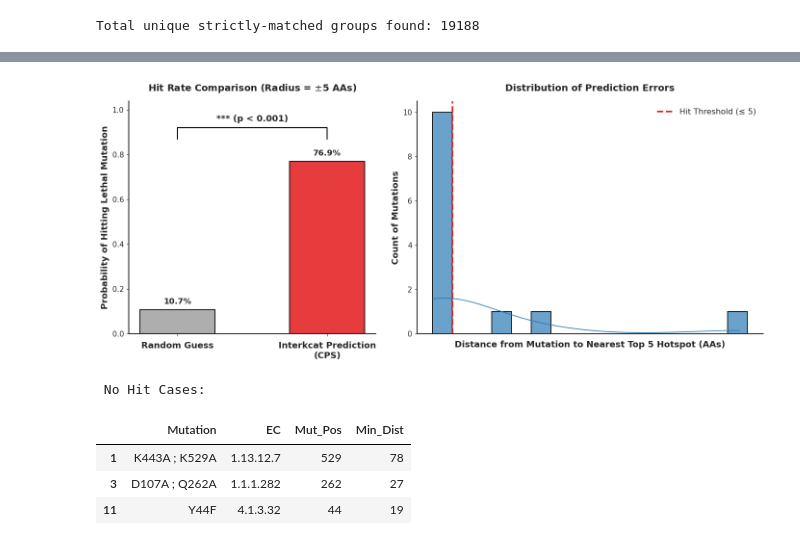
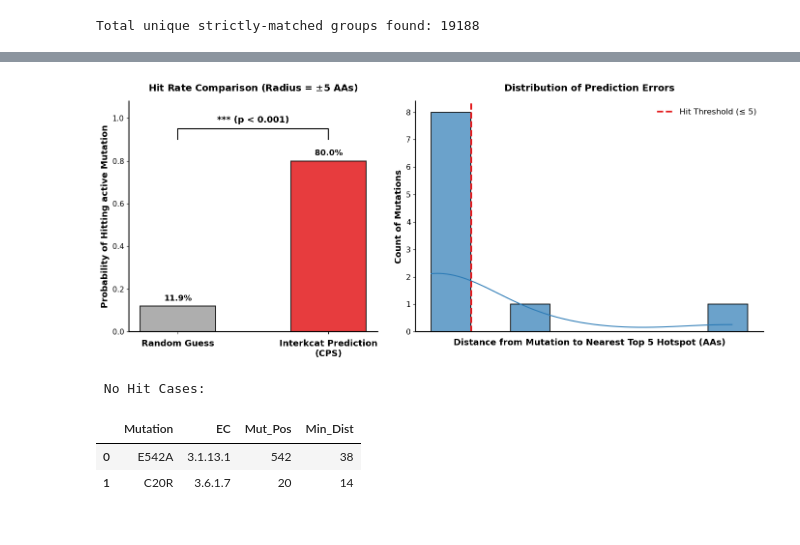
Before and after one commit to ZWR0/Interkcat, a Jupyter notebook: Codes/Model Explaination.ipynb, the cells around one changed output, grey strips where cells are left out. Saved outputs shown, nothing was run; the diff lists cells and outputs as text; code cells hidden in the pictures.

```diff
--- a/Codes/Model Explaination.ipynb
+++ b/Codes/Model Explaination.ipynb
@@ -230,7 +172,7 @@ plt.show()
 # %% [markdown]
 ### Model Interpretation: Attention Visualization for a Sample Protein-Molecule Pair
 # %%
-i = 100  # sample index
+i = 0  # sample index
 
 # === Protein Embedding Info ===
 prot_emb, prot_mask, prot_symbols = model.prot_emb([sequences[i]], return_symbols=True)
@@ -1058,9 +1002,13 @@ import matplotlib.pyplot as plt
 from matplotlib.patches import Patch
 from matplotlib.lines import Line2D
 from matplotlib.offsetbox import AnchoredText
+import torch
 
 # Load the dataset
 df_final = pd.read_csv('Mutant-info.csv')
+# df_final = df_final.sort_values(by='Delta_log_kcat', ascending=True).reset_index(drop=True) # Negative Mutations
+df_final = df_final.sort_values(by='Delta_log_kcat', ascending=False).reset_index(drop=True) # Positive Mutations
+df_final = df_final[df_final['Mutation_Count'] <= 1]
 
 for i in range(10):
     seq = df_final['Sequence'].iloc[i]
@@ -1069,7 +1017,6 @@ for i in range(10):
     mutation_pos = [int(pos) for pos in re.findall(r'\d+', df_final['Mutation_Info'].iloc[i])]
     mutation_text = df_final['Mutation_Info'].iloc[i].split(';')
 
-    # model calculation for the specific sample
     with torch.no_grad():
         prot_emb, prot_mask, prot_symbols = model.prot_emb([seq], return_symbols=True)
         mol_out = model.mol_emb([smi], return_symbols=True)
@@ -1184,6 +1131,7 @@ for i in range(10):
     ax.set_xlim(1, len(prot_seq))
 
     plt.tight_layout()
-    # plt.savefig(f"./Figure/CPS_HitZone_Profile_{i}.png", dpi=600, bbox_inches='tight', transparent=True)
+    # plt.savefig(f"./Figure/CPS_HitZone_Profile_Lethal_{i}.png", dpi=600, bbox_inches='tight', transparent=True)
+    plt.savefig(f"./Figure/CPS_HitZone_Profile_Active_{i}.png", dpi=600, bbox_inches='tight', transparent=True)
     plt.show()
 # %% [output]
@@ -1303,7 +1251,10 @@ bars = ax1.bar(labels_ax1, [avg_random_prob, hit_rate],
                color=['#A0A0A0', '#E31A1C'], alpha=0.85, edgecolor='black', linewidth=1.5, width=0.5)
 
 ax1.set_ylim(0, max(hit_rate, avg_random_prob) * 1.35)
-ax1.set_ylabel('Probability of Hitting Lethal Mutation', fontsize=13, fontweight='bold')
+
+# ax1.set_ylabel('Probability of Hitting Lethal Mutation', fontsize=13, fontweight='bold')
+ax1.set_ylabel('Probability of Hitting active Mutation', fontsize=13, fontweight='bold')
+
 ax1.set_title(rf'Hit Rate Comparison (Radius = $\pm${radius} AAs)', fontsize=14, fontweight='bold', pad=15)
 ax1.tick_params(axis='x', labelsize=13, pad=8)
 for label in ax1.get_xticklabels():
@@ -1316,37 +1267,37 @@ for bar in bars:
              f'{height:.1%}', ha='center', va='bottom', fontsize=12, fontweight='bold')
 
 y_max = max(hit_rate, avg_random_prob)
 ax1.plot([0, 0, 1, 1], [y_max+0.1, y_max+0.15, y_max+0.15, y_max+0.1], lw=1.5, c='k')
 p_text = '*** (p < 0.001)' if p_value < 0.001 else f'p = {p_value:.3f}'
 ax1.text(0.5, y_max+0.17, p_text, ha='center', va='bottom', fontsize=13, fontweight='bold')
 
 distances = df_results['Min_Dist'].values
 sns.histplot(distances, bins=range(0, int(max(distances))+5, 5), kde=True, ax=ax2,
              color='#2C7BB6', edgecolor='black', linewidth=1.2, alpha=0.7)
 
 ax2.axvline(x=radius, color='#E31A1C', linestyle='--', linewidth=2.5, label=f'Hit Threshold (≤ {radius})')
 
 ax2.set_xlabel('Distance from Mutation to Nearest Top 5 Hotspot (AAs)', fontsize=13, fontweight='bold', labelpad=10)
 ax2.set_ylabel('Count of Mutations', fontsize=13, fontweight='bold')
 ax2.set_title('Distribution of Prediction Errors', fontsize=14, fontweight='bold', pad=15)
 ax2.set_xticks([])
 ax2.tick_params(axis='y', labelsize=11)
 ax2.legend(fontsize=12, frameon=False, loc='upper right')
 
 for ax in [ax1, ax2]:
     ax.spines['top'].set_visible(False)
     ax.spines['right'].set_visible(False)
 
 plt.tight_layout()
-# plt.savefig("./Figure/Statistical_Validation_Hit_Rate.png", bbox_inches='tight', dpi=600, transparent=True)
+# plt.savefig("./Figure/Statistical_Validation_Hit_Rate_Lethal.png", bbox_inches='tight', dpi=600, transparent=True)
+plt.savefig("./Figure/Statistical_Validation_Hit_Rate_Active.png", bbox_inches='tight', dpi=600, transparent=True)
 plt.show()
 
 print("\n No Hit Cases:")
 display(df_results[df_results['Is_Hit'] == False][['Mutation', 'EC', 'Mut_Pos', 'Min_Dist']])
 # %% [output]
-[figure, old version]
+[figure, new version]
  No Hit Cases:
 |  | Mutation | EC | Mut_Pos | Min_Dist |
-| 1 | K443A ; K529A | 1.13.12.7 | 529 | 78 |
-| 3 | D107A ; Q262A | 1.1.1.282 | 262 | 27 |
-| 11 | Y44F | 4.1.3.32 | 44 | 19 |
+| 0 | E542A | 3.1.13.1 | 542 | 38 |
+| 1 | C20R | 3.6.1.7 | 20 | 14 |
```
Also changed, not shown: parts of 16 cells of this notebook.
